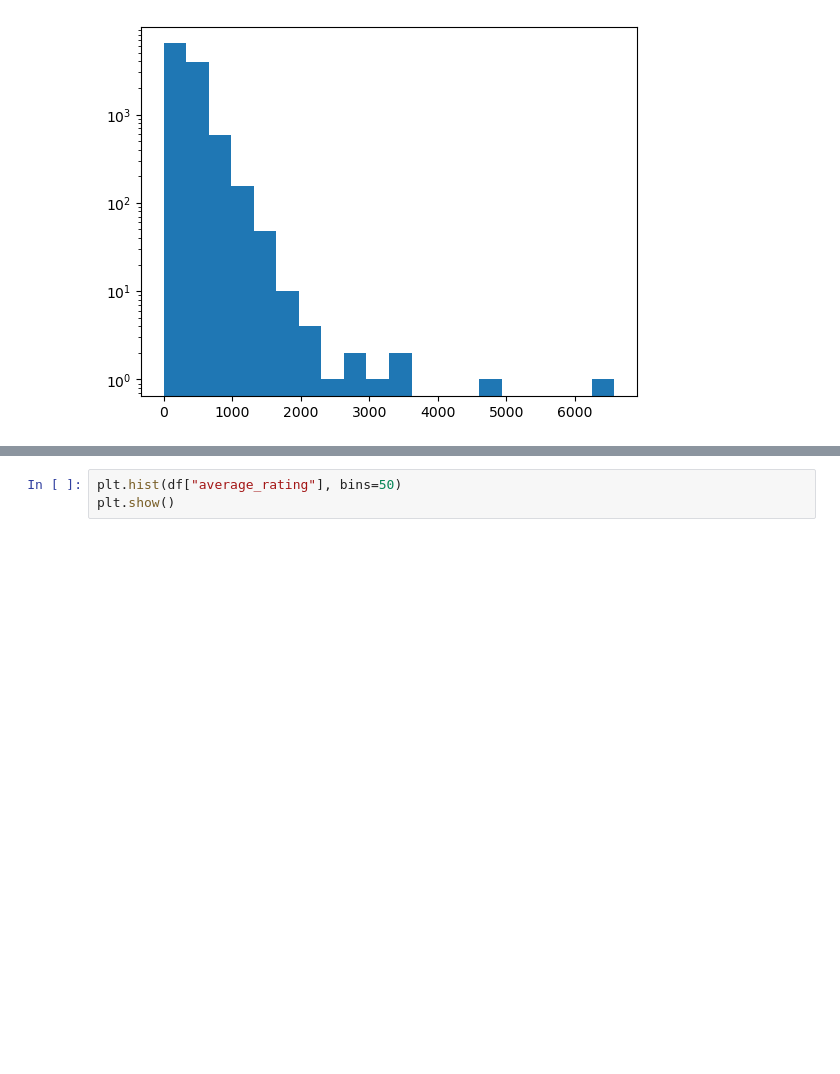
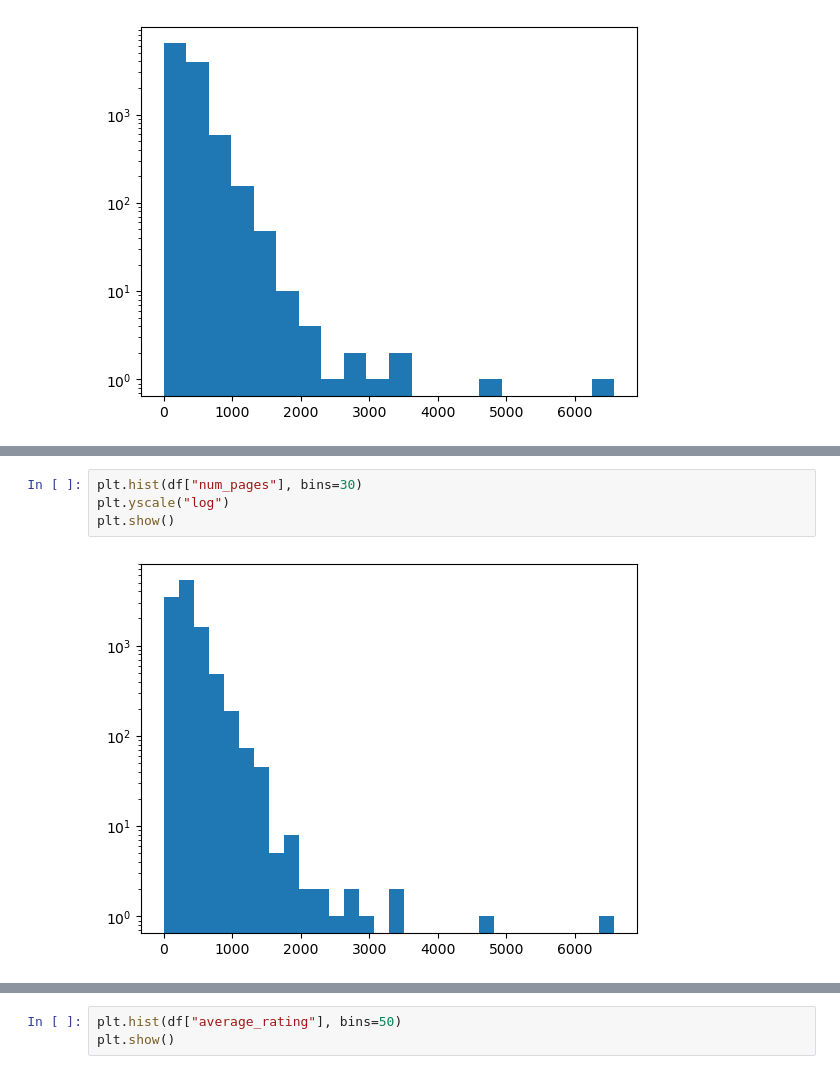
Before and after one commit to Attoumassa/book_rating_prediction_model, a Jupyter notebook: Data_analysis/exploratory_analysis.ipynb, the cells around one changed output, grey strips where cells are left out. Saved outputs shown, nothing was run; the diff lists cells and outputs as text; blank space fills up the shorter version.

```diff
--- a/Data_analysis/exploratory_analysis.ipynb
+++ b/Data_analysis/exploratory_analysis.ipynb
@@ -113,0 +121,6 @@ sns.lineplot(data=df,x="average_rating",y="num_pages")
+# %%
+plt.hist(df["num_pages"], bins=30)
+plt.yscale("log")
+plt.show()
+# %% [output]
+[figure, added]
```
Also changed, not shown: parts of 17 cells of this notebook.
